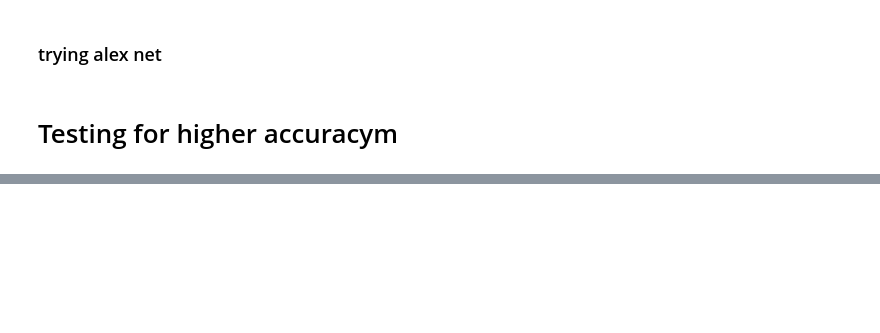
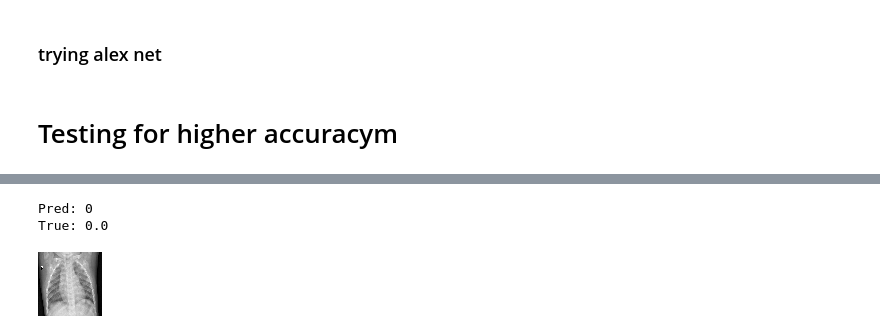
Before and after one commit to laurenphipps/x-ray-neuralnet, a Jupyter notebook: justin_preprocessing.ipynb, the cells around one changed output, grey strips where cells are left out. Drawn from its saved outputs; the diff is of its cells as text; code cells hidden in the pictures; blank space fills up the shorter version.

```diff
--- a/justin_preprocessing.ipynb
+++ b/justin_preprocessing.ipynb
@@ -426,0 +465,9 @@ Test accuracy: 0.7250000238418579
+# %%
+print("Pred: {} \nTrue: {}".format(y_pred[1],y_test[1]))
+# %% [output]
+Pred: 0
+True: 0.0
+# %%
+array_to_img(test_images[1])
+# %% [output]
+[figure, added]
```
Also changed, not shown: parts of 58 cells of this notebook.
